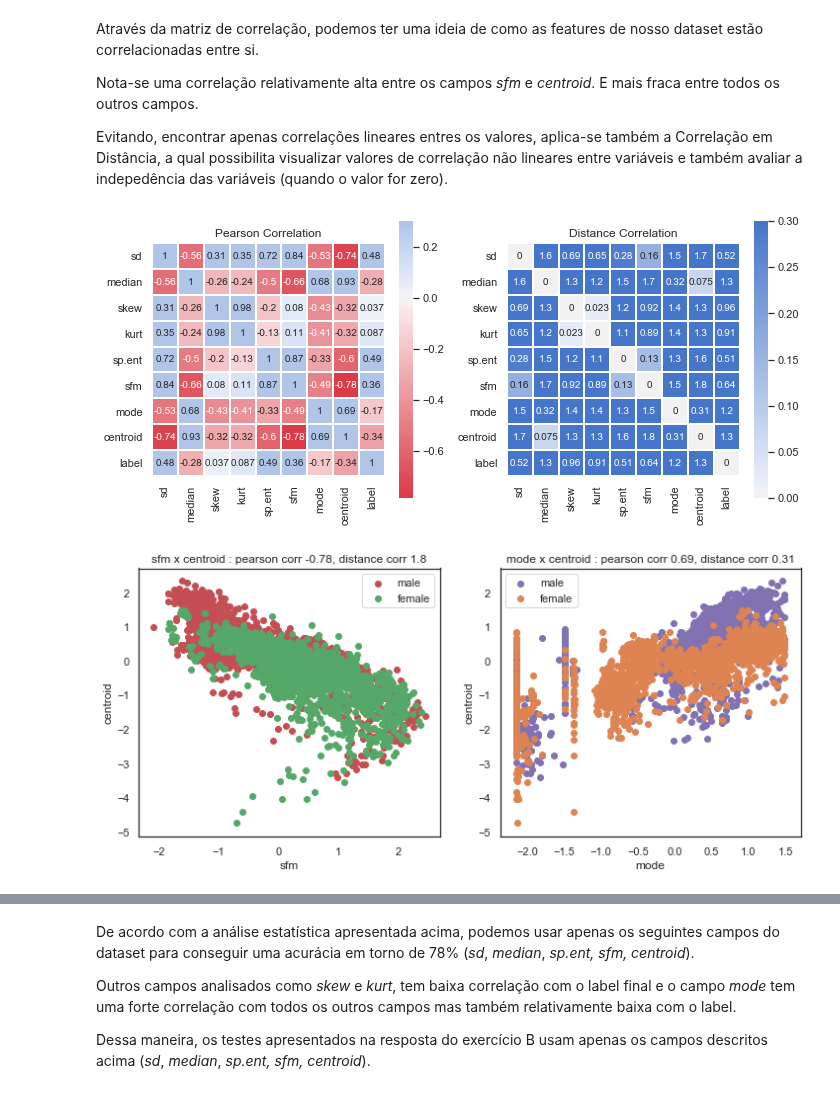
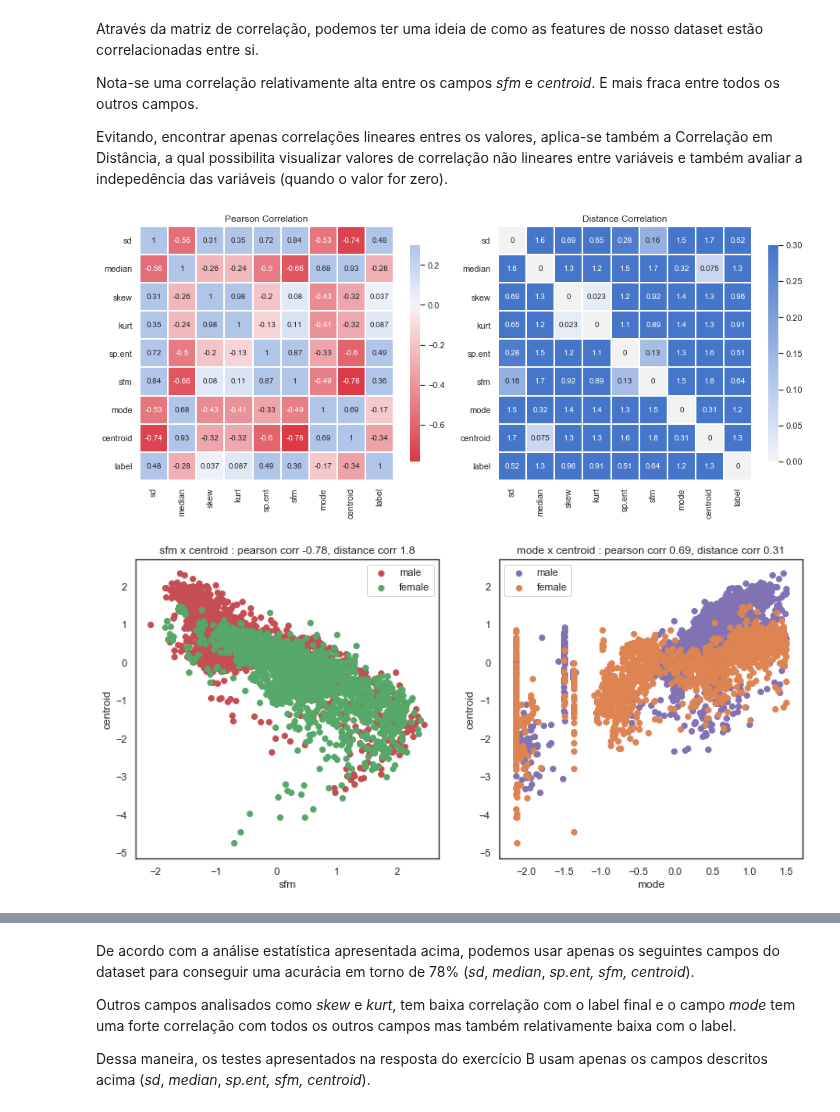
Before and after one commit to rdenadai/ia006c, a Jupyter notebook: notebooks/EFC02/EFC02.ipynb, the cells around one changed output, grey strips where cells are left out. Cells and saved outputs as stored; diff of their text form; code cells hidden in the pictures.

```diff
--- a/notebooks/EFC02/EFC02.ipynb
+++ b/notebooks/EFC02/EFC02.ipynb
@@ -360,7 +363,7 @@ for i, field in enumerate(fields):
 
 cmap = sns.diverging_palette(10, 255, as_cmap=True)
 
-plt.figure(figsize=(10, 8))
+plt.figure(figsize=(13, 8))
 plt.subplot(1, 2, 1)
 plt.title("Pearson Correlation")
 ax = sns.heatmap(corr, cmap=cmap, vmax=.3, center=0,
@@ -376,30 +379,30 @@ ax.set_ylim(9, 0)
 plt.tight_layout()
 plt.show()
 # %% [output]
-[figure, old version]
+[figure, new version]
 # %%
 labels, colors, colors2 = ("male", "female"), ("C3", "C2"), ("C4", "C1")
-plt.figure(figsize=(12, 5))
+plt.figure(figsize=(13, 6))
 plt.subplot(1, 2, 1)
 for i, color, label in zip([0, 1], colors, labels):
     sfm = sound_c[sound_c["label"] == i]["sfm"]
     centroid = sound_c[sound_c["label"] == i]["centroid"]
     plt.scatter(sfm, centroid, c=color, label=label)
 plt.title("sfm x centroid : pearson corr -0.78, distance corr 1.8")
 plt.xlabel("sfm")
 plt.ylabel("centroid")
 plt.legend()
 plt.subplot(1, 2, 2)
 for i, color, label in zip([0, 1], colors2, labels):
     sfm = sound_c[sound_c["label"] == i]["mode"]
     centroid = sound_c[sound_c["label"] == i]["centroid"]
     plt.scatter(sfm, centroid, c=color, label=label)
 plt.title("mode x centroid : pearson corr 0.69, distance corr 0.31")
 plt.xlabel("mode")
 plt.ylabel("centroid")
 plt.legend()
 plt.show()
 # %% [output]
-[figure, old version]
+[figure, new version]
 # %%
 labels, colors, colors2 = ("male", "female"), ("C3", "C2"), ("C4", "C1")
```
Also changed, not shown: parts of 7 cells of this notebook.
